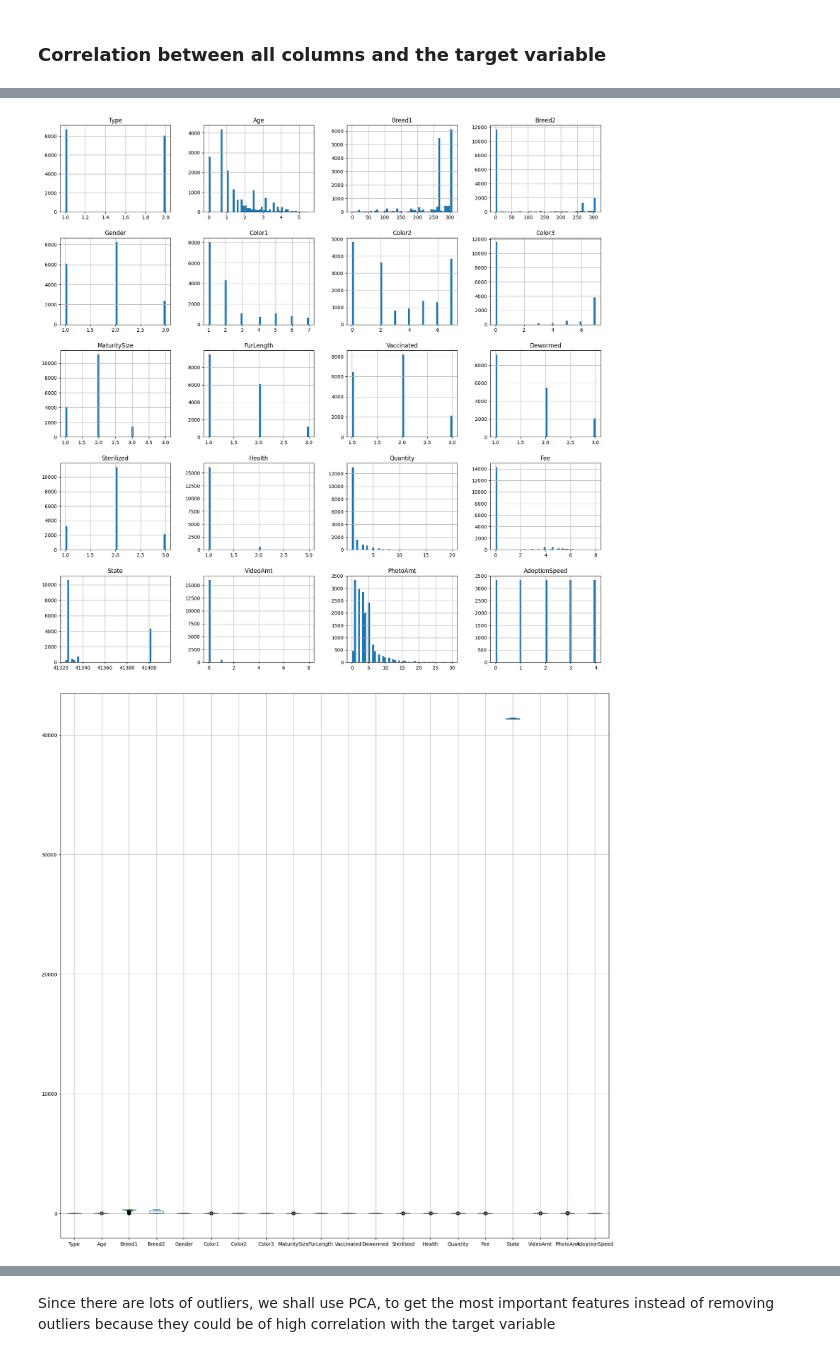
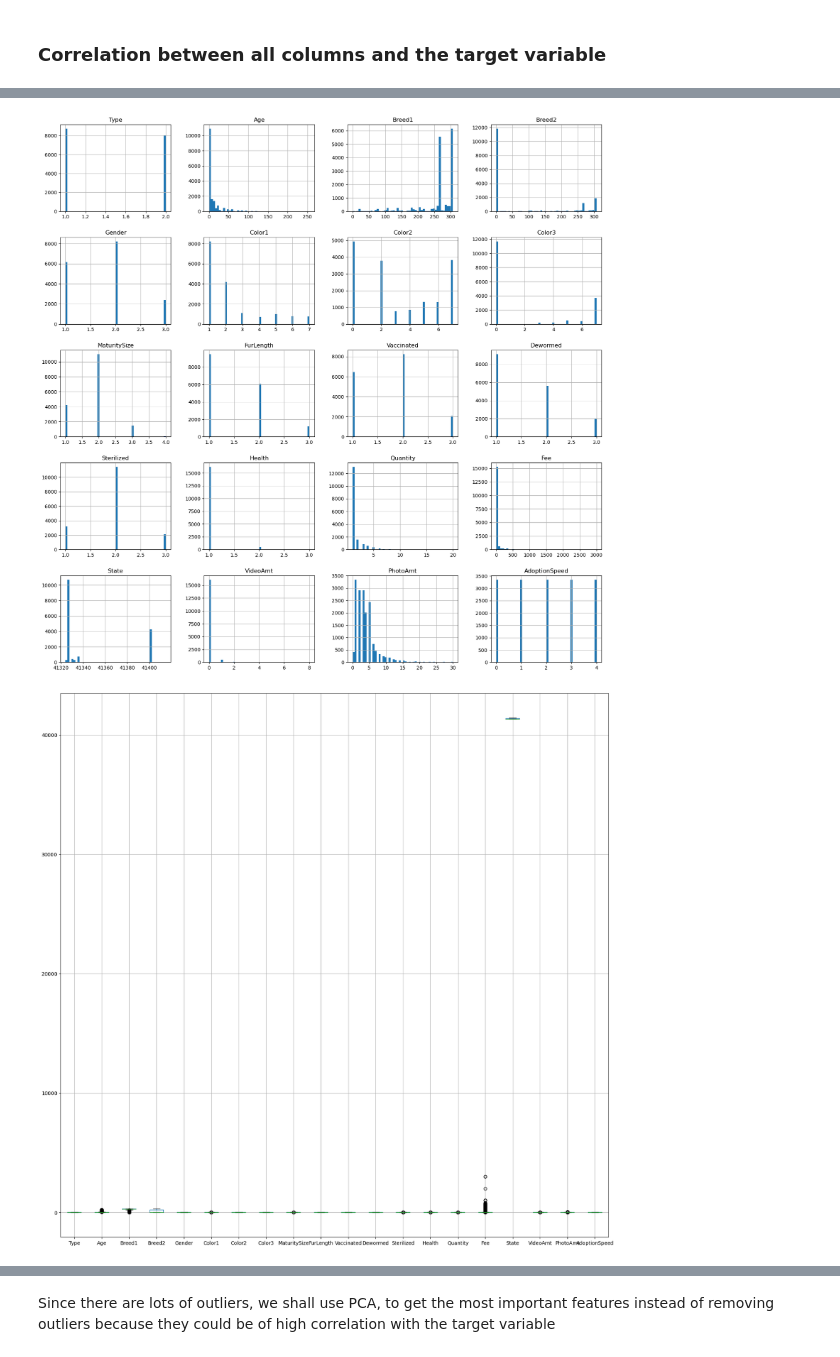
Before and after one commit to osamamagdy/PetFinder, a Jupyter notebook: preprocessing.ipynb, the cells around one changed output, grey strips where cells are left out. Cells and saved outputs as stored; diff of their text form; code cells hidden in the pictures.

```diff
--- a/preprocessing.ipynb
+++ b/preprocessing.ipynb
@@ -244,12 +203,12 @@ Name: AdoptionSpeed, dtype: float64
 # %%
 # draw distribution plot for each feature corresponding to its boxplot to check for any outlier in all columns
 # read the data
-df = pd.read_csv('train_balanced_log.csv')
+df = pd.read_csv('train_balanced.csv')
 
 distruibution_plot = df.hist(figsize=(20,20), bins=50)
 plt.show()
 boxplot = df.boxplot(figsize=(20,20))
 plt.show()
 # %% [output]
-[figure, old version]
+[figure, new version]
-[figure, old version]
+[figure, new version]
```
Also changed, not shown: parts of 11 cells of this notebook, 10 other files.
